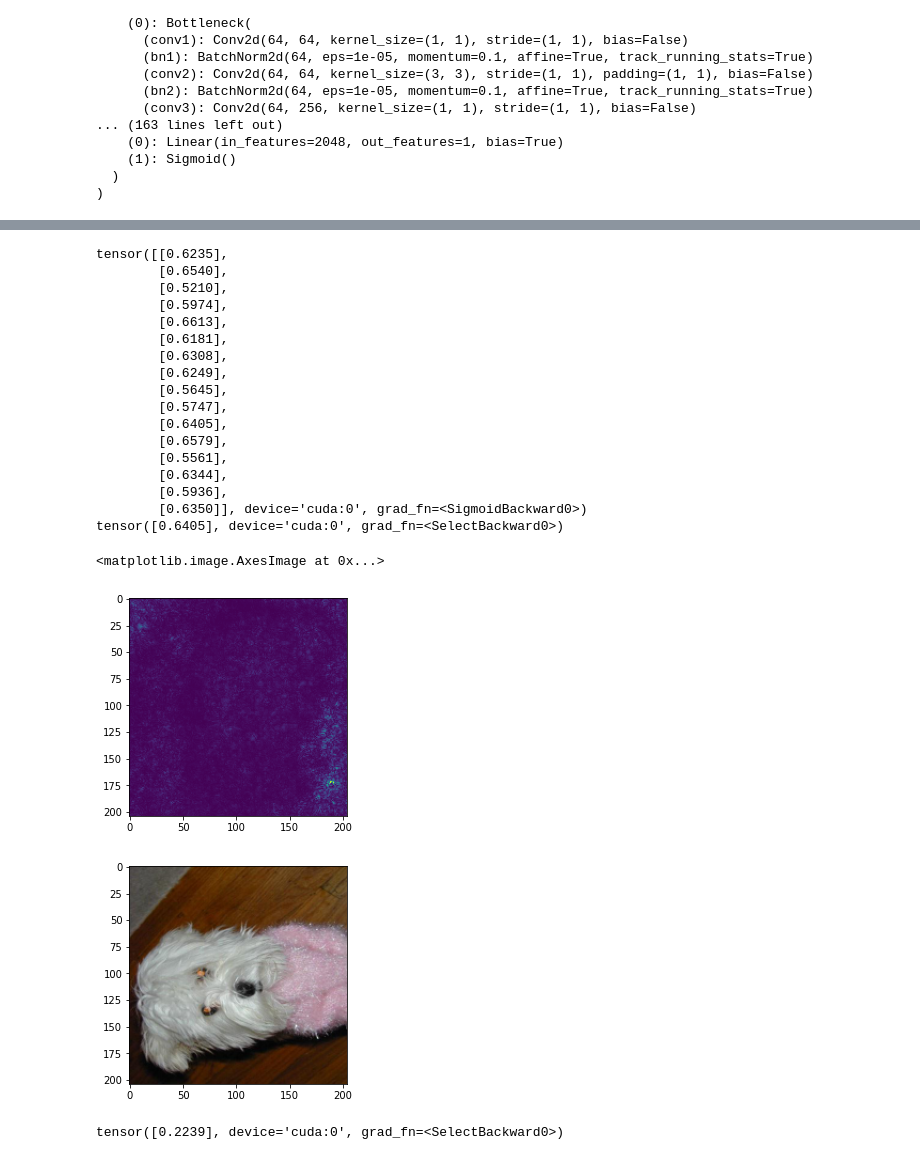
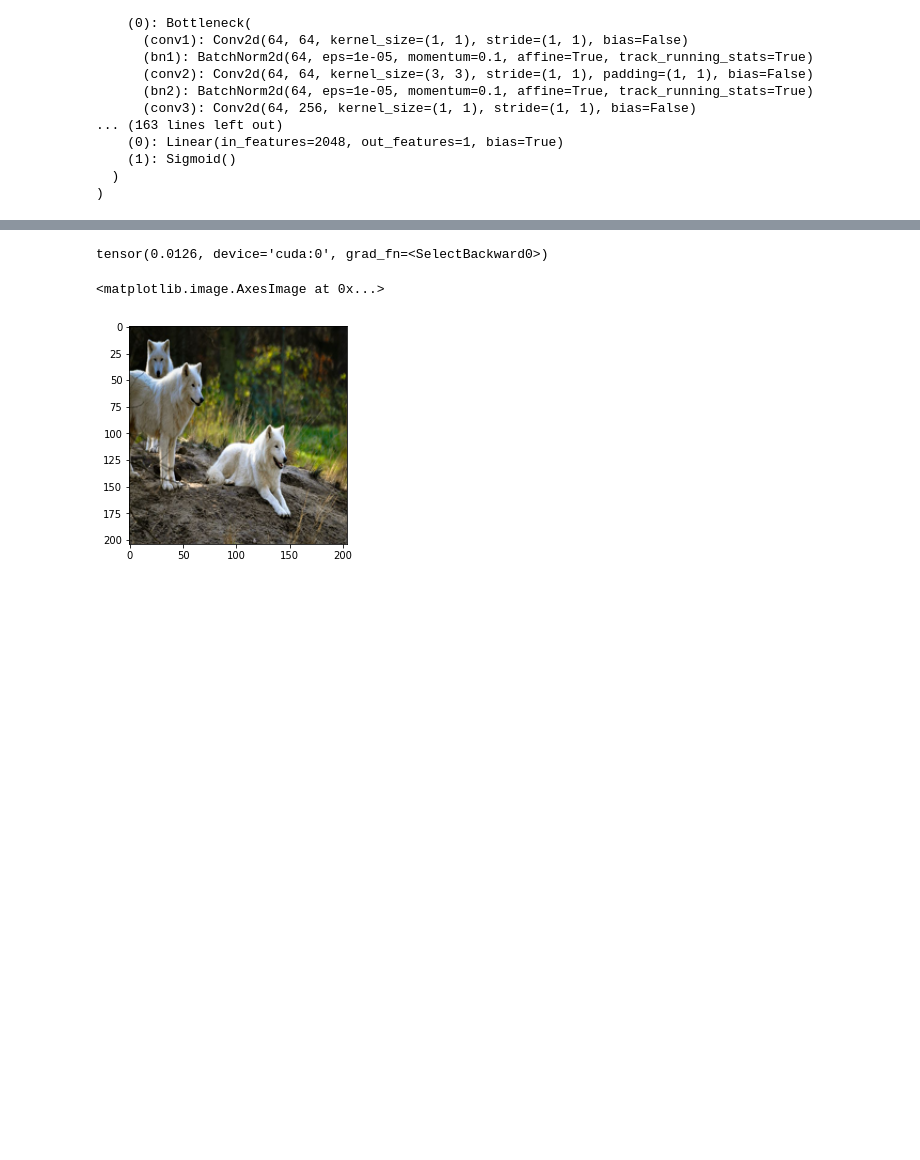
Before and after one commit to prateekgargX/Visualizing-Neural-Networks, a Jupyter notebook: Saliency_Maps&occlusion.ipynb, the cells around one changed output, grey strips where cells are left out. Saved outputs shown, nothing was run; the diff lists cells and outputs as text; code cells hidden in the pictures; blank space fills up the shorter version.

```diff
--- a/Saliency_Maps&occlusion.ipynb
+++ b/Saliency_Maps&occlusion.ipynb
@@ -464,0 +461,2 @@ RuntimeError: ignored
+# %%
+model.load_state_dict(torch.load("/content/gdrive/MyDrive/modelofdogvwolf41.pth")['model_state_dict'])
@@ -482,3 +502,12 @@ ResNet(
     (1): Sigmoid()
   )
 )
+# %%
+for images, labels in test_data_loader:
+    fig, ax = plt.subplots(figsize = (10, 10))
+    ax.set_xticks([])
+    ax.set_yticks([])
+    ax.imshow(make_grid(images, 4).permute(1,2,0))
+    #ax.imshow(images[0].permute(1,2,0))
+    image = images
+    break
@@ -485,7 +564,8 @@ ResNet(
 # %%
-from PIL import Image
-for images, labels in train_data_loader:
+for images, labels in test_data_loader:
   image = images
+
   break
 
-index = 6
+index = 0
+image = image.to(device)
@@ -492,50 +619,20 @@ index = 6
 # %%
-index = 10
+index = 0
 
 image = image.to(device)
-
-image.requires_grad_()
-
 op = model(image)
-print(op)
 op = op[index]
-print(op)
 id = op.argmax()
 opmax = op[id]
-
-opmax.backward()
-
-saliency, _ = torch.max(image.grad[index].data.abs(), dim=0)
-saliency = saliency.reshape(204, 204)
-
-plt.imshow(saliency.cpu())
+print(op[index])
 plt.figure()
 imagee= image[index].cpu().detach().numpy()
 imagee = imagee.transpose(2,1,0)
-
+imagee = np.rot90(imagee,1)
+imagee = np.rot90(imagee,1)
+imagee = np.rot90(imagee,1)
 plt.imshow(imagee)
 # %% [output]
-tensor([[0.6235],
-        [0.6540],
-        [0.5210],
-        [0.5974],
-        [0.6613],
-        [0.6181],
-        [0.6308],
-        [0.6249],
-        [0.5645],
-        [0.5747],
-        [0.6405],
-        [0.6579],
-        [0.5561],
-        [0.6344],
-        [0.5936],
-        [0.6350]], device='cuda:0', grad_fn=<SigmoidBackward0>)
-tensor([0.6405], device='cuda:0', grad_fn=<SelectBackward0>)
+tensor(0.0126, device='cuda:0', grad_fn=<SelectBackward0>)
 <matplotlib.image.AxesImage at 0x...>
-[figure, old version]
+[figure, new version]
-[figure, removed]
-# %%
-model(image)[index]
-# %% [output]
-tensor([0.2239], device='cuda:0', grad_fn=<SelectBackward0>)
```
Also changed, not shown: parts of 25 cells of this notebook, 10 other files.
